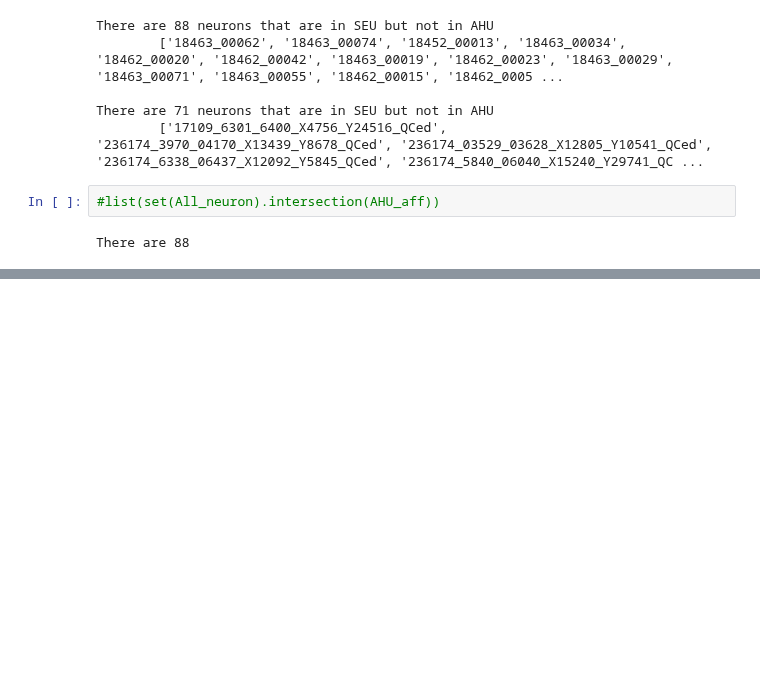
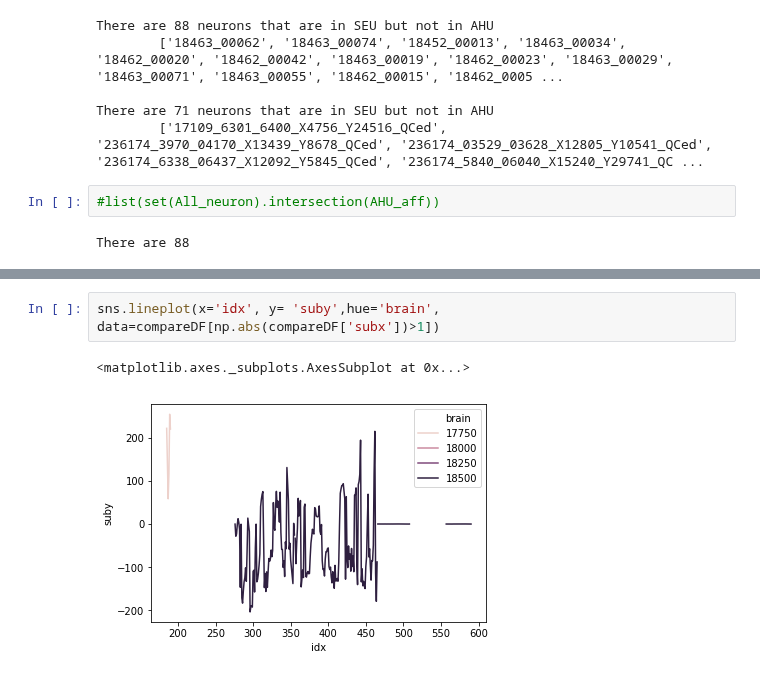
Before and after one commit to zijun-zhao/NMTcode, a Jupyter notebook: Code/Dec_pipeline3Dec.ipynb, the cells around one changed output, grey strips where cells are left out. Drawn from its saved outputs; the diff is of its cells as text; blank space fills up the shorter version.

```diff
--- a/Code/Dec_pipeline3Dec.ipynb
+++ b/Code/Dec_pipeline3Dec.ipynb
@@ -463,0 +598,5 @@ FileNotFoundError: [Errno 2] No such file or directory: '/home/penglab/Documents
+# %%
+sns.lineplot(x='idx', y= 'suby',hue='brain', data=compareDF[np.abs(compareDF['subx'])>1])
+# %% [output]
+<matplotlib.axes._subplots.AxesSubplot at 0x...>
+[figure, added]
```
Also changed, not shown: parts of 21 cells of this notebook.
